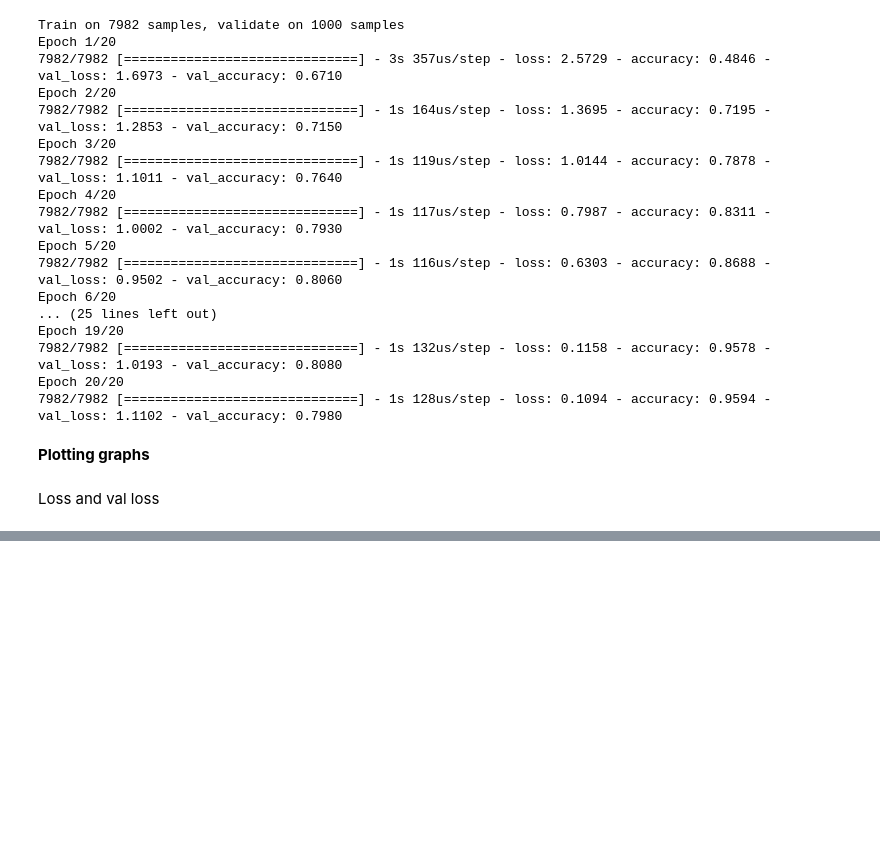
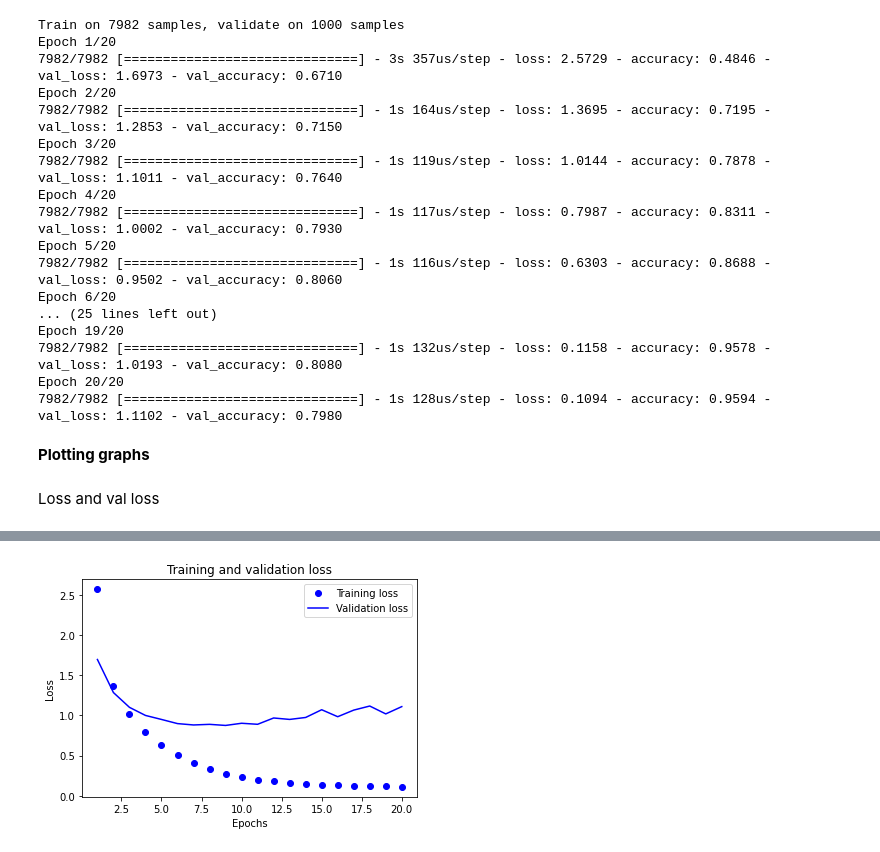
Before and after one commit to makarbaderko/reuters-model, a Jupyter notebook: Main.ipynb, the cells around one changed output, grey strips where cells are left out. Saved outputs shown, nothing was run; the diff lists cells and outputs as text; code cells hidden in the pictures; blank space fills up the shorter version.

Commit message:
Plotted graphs

```diff
--- a/Main.ipynb
+++ b/Main.ipynb
@@ -128,11 +148,17 @@ Loss and val loss
 # %%
 import matplotlib.pyplot as plt
 
 loss = history.history['loss']
 val_loss = history.history['val_loss']
 
 epochs = range(1, len(loss)+1)
 
 plt.plot(epochs, loss, 'bo', label="Training loss")
 plt.plot(epochs, val_loss, 'b', label="Validation loss")
-plt.title("Training and val")
+plt.title("Training and validation loss")
+plt.xlabel("Epochs")
+plt.ylabel("Loss")
+plt.legend()
+plt.show()
+# %% [output]
+[figure, added]
```
Also changed, not shown: parts of 2 cells of this notebook.
